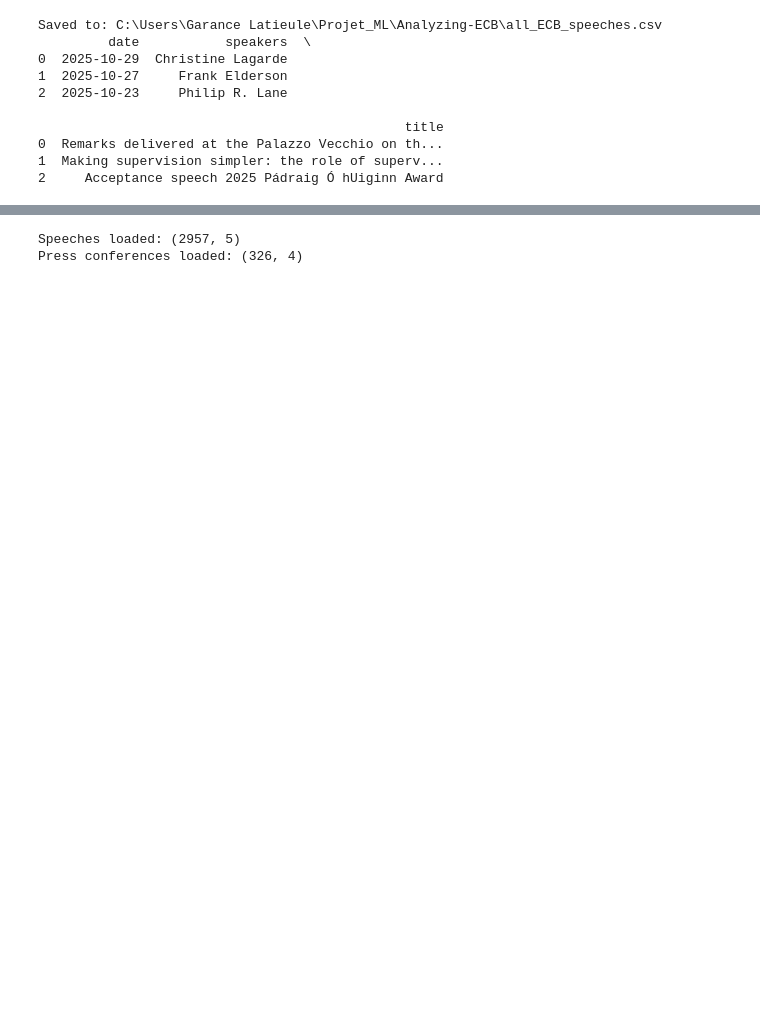
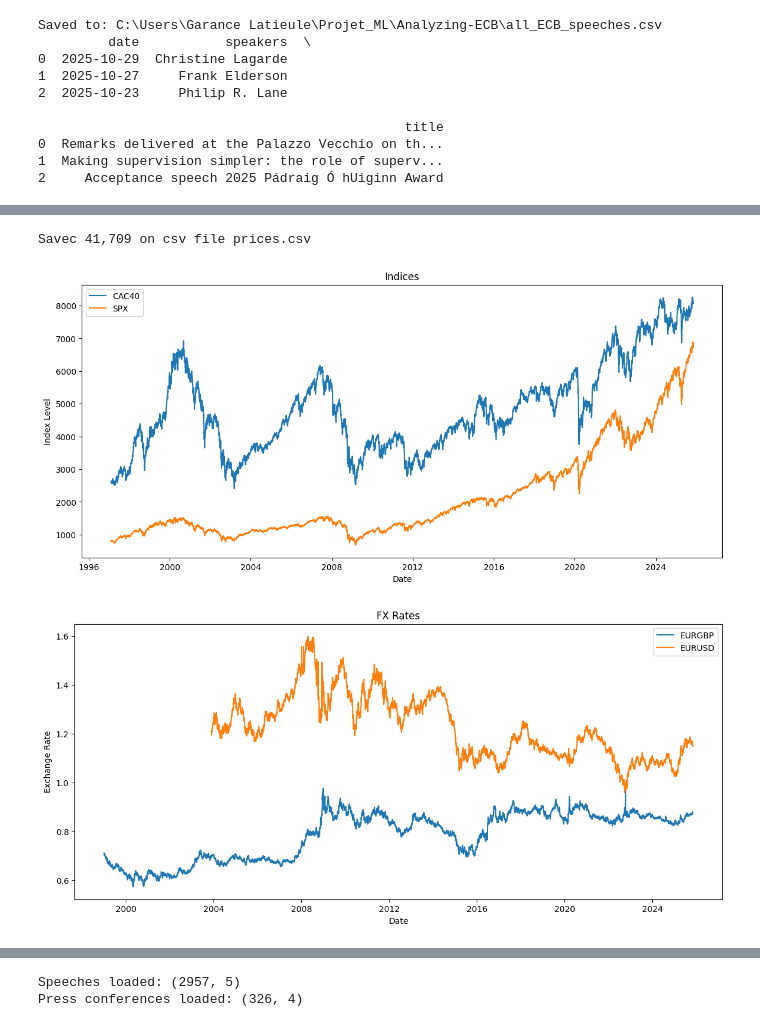
Before and after one commit to garance-lat/Analyzing-ECB, a Jupyter notebook: ECB_text_markets_project_v3 (2).ipynb, the cells around one changed output, grey strips where cells are left out. Drawn from its saved outputs; the diff is of its cells as text; code cells hidden in the pictures; blank space fills up the shorter version.

```diff
--- a/ECB_text_markets_project_v3 (2).ipynb
+++ b/ECB_text_markets_project_v3 (2).ipynb
@@ -397 +511,66 @@ Saved to: C:\Users\Garance Latieule\Projet_ML\Analyzing-ECB\all_ECB_speeches.csv
+# %%
+from datetime import datetime
+
+START = "1997-02-07"
+END   = datetime.utcnow().strftime("%Y-%m-%d")
+INTERVAL = "1d"
+
+INDICES = {"SPX":"^GSPC", "CAC40":"^FCHI"}
+FX      = {"EURUSD":"EURUSD=X", "EURGBP":"EURGBP=X"}
+OUT_CSV = "prices.csv"  # sortie unifiée
+
+def fetch_yf(map_label2tick, start, end, interval):
+    if not map_label2tick:
+        return pd.DataFrame(columns=["timestamp","asset","price"])
+    labels_by_ticker = {v:k for k,v in map_label2tick.items()}
+    data = yf.download(list(map_label2tick.values()), start=start, end=end, interval=interval, auto_adjust=False, progress=False)
+    if isinstance(data.columns, pd.MultiIndex):
+        close = data["Close"]
+    else:
+        close = data["Close"] if "Close" in data.columns else data
+    if isinstance(close, pd.Series):
+        close = close.to_frame()
+    close = close.rename(columns=lambda c: labels_by_ticker.get(c, c))
+    out = close.stack().reset_index()
+    out.columns = ["timestamp","asset","price"]
+    return out.dropna(subset=["price"])
+
+frames = []
+for mapping in (STOCKS, INDICES, FX):
+    df = fetch_yf(mapping, START, END, INTERVAL)
+    frames.append(df)
+prices = pd.concat(frames, ignore_index=True)
+prices = prices.sort_values(["asset","timestamp"]).reset_index(drop=True)
+prices.to_csv(OUT_CSV, index=False)
+print(f"Savec {len(prices):,} on csv file {OUT_CSV}")
+prices.head()
+
+# --- Séparer par type pour tracer ---
+indices_df = prices[prices['asset'].isin(INDICES.keys())]
+fx_df = prices[prices['asset'].isin(FX.keys())]
+
+
+plt.figure(figsize=(14,6))
+for asset in indices_df['asset'].unique():
+    subset = indices_df[indices_df['asset'] == asset]
+    plt.plot(subset['timestamp'], subset['price'], label=asset)
+plt.title("Indices")
+plt.xlabel("Date")
+plt.ylabel("Index Level")
+plt.legend()
+plt.show()
+
+plt.figure(figsize=(14,6))
+for asset in fx_df['asset'].unique():
+    subset = fx_df[fx_df['asset'] == asset]
+    plt.plot(subset['timestamp'], subset['price'], label=asset)
+plt.title("FX Rates")
+plt.xlabel("Date")
+plt.ylabel("Exchange Rate")
+plt.legend()
+plt.show()
+# %% [output]
+Savec 41,709 on csv file prices.csv
+[figure, added]
+[figure, added]
 # %% [markdown]
```
Also changed, not shown: parts of 25 cells of this notebook, 2 other files.
